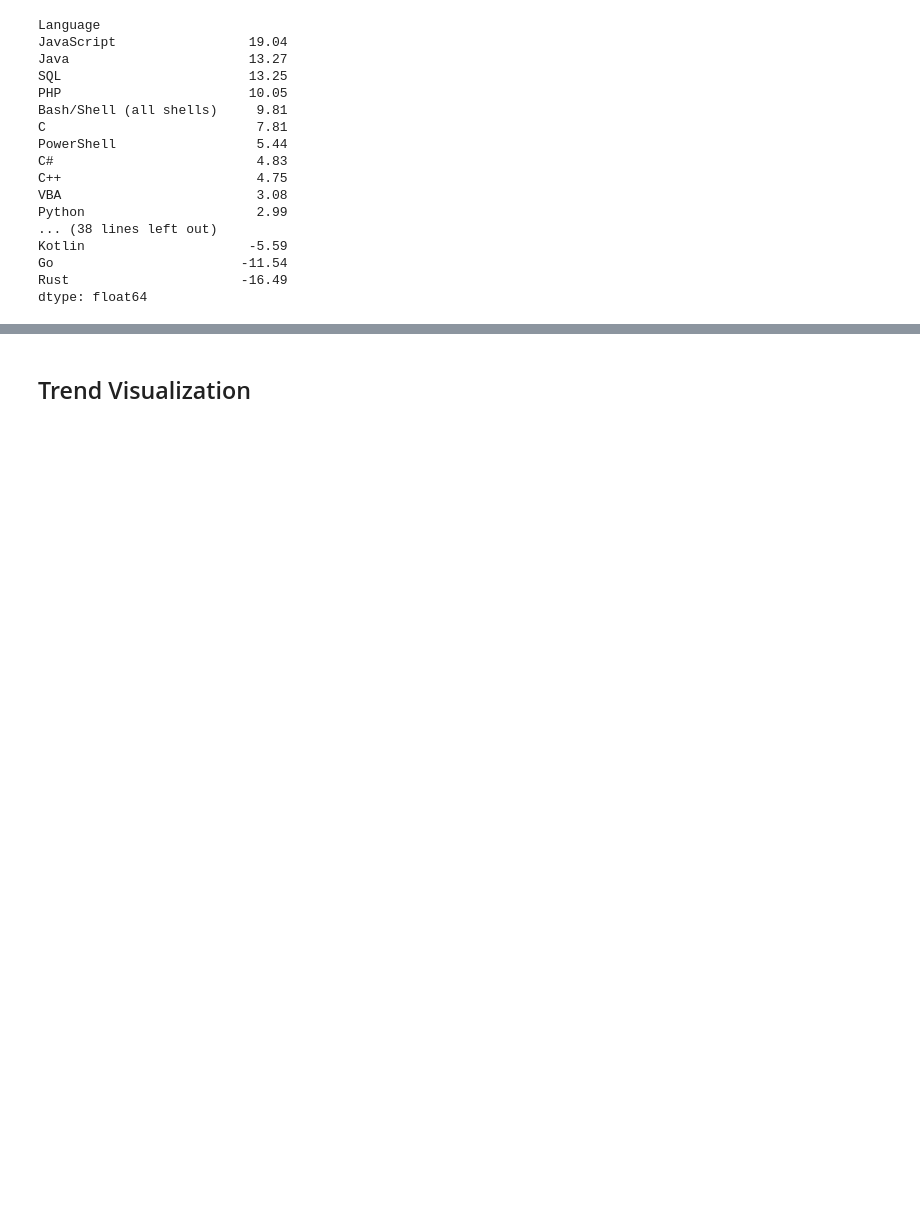
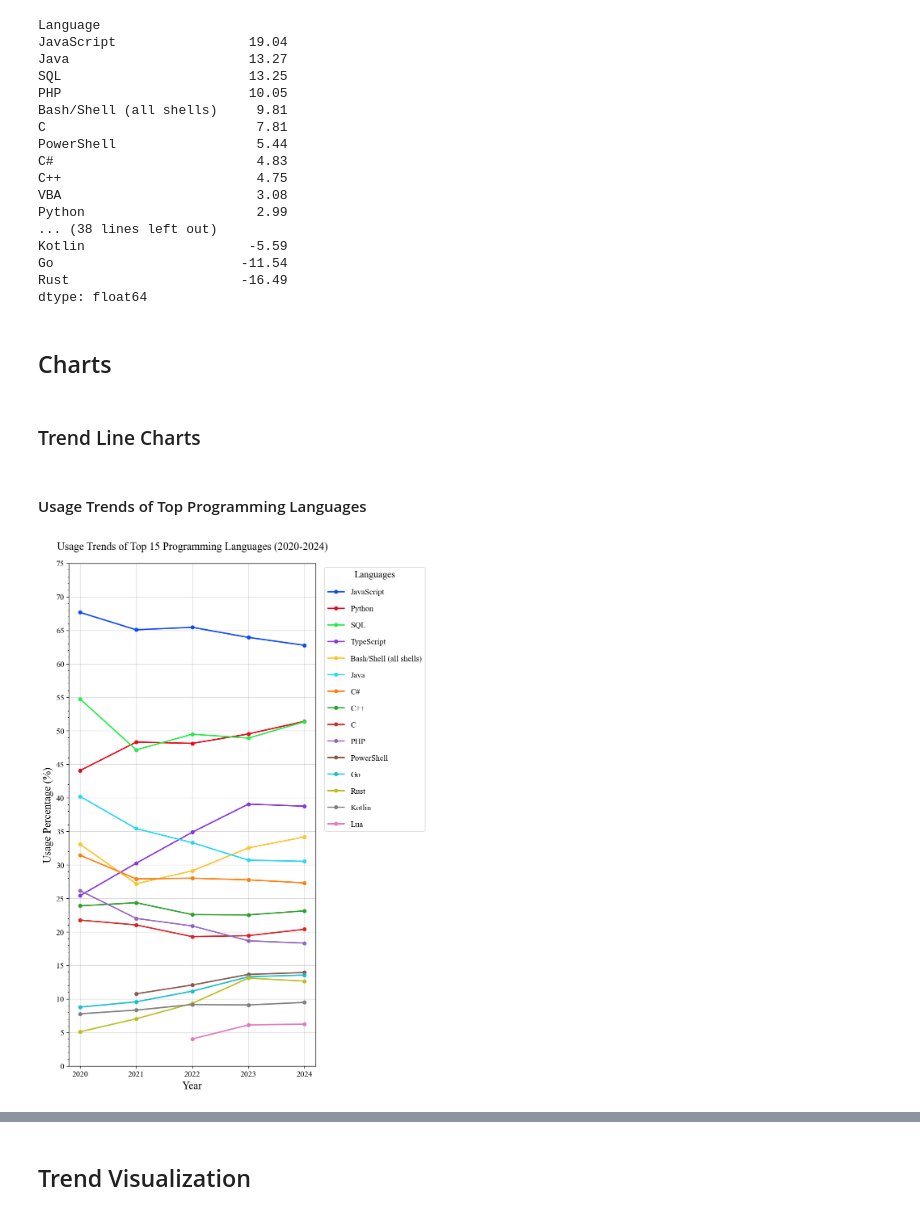
Before and after one commit to devinlin89/SO-language-trends-2020-2024, a Jupyter notebook: notebooks/analysis.ipynb, the cells around one changed output, grey strips where cells are left out. Drawn from its saved outputs; the diff is of its cells as text; code cells hidden in the pictures; blank space fills up the shorter version.

Commit message:
Updated charts style

```diff
--- a/notebooks/analysis.ipynb
+++ b/notebooks/analysis.ipynb
@@ -585,3 +586,19 @@ Kotlin                     -5.59
 Go                        -11.54
 Rust                      -16.49
 dtype: float64
+# %% [markdown]
+## Charts
+# %% [markdown]
+### Trend Line Charts
+# %% [markdown]
+#### Usage Trends of Top Programming Languages
+# %%
+plotting.plot_line_chart_top_languages_trends(
+    usage_trends_df,
+    metric_name="Usage",
+    top_n=15,
+    y_min=0,
+    y_max=75
+)
+# %% [output]
+[figure, added]
```
Also changed, not shown: parts of 10 cells of this notebook, 1 other file.
